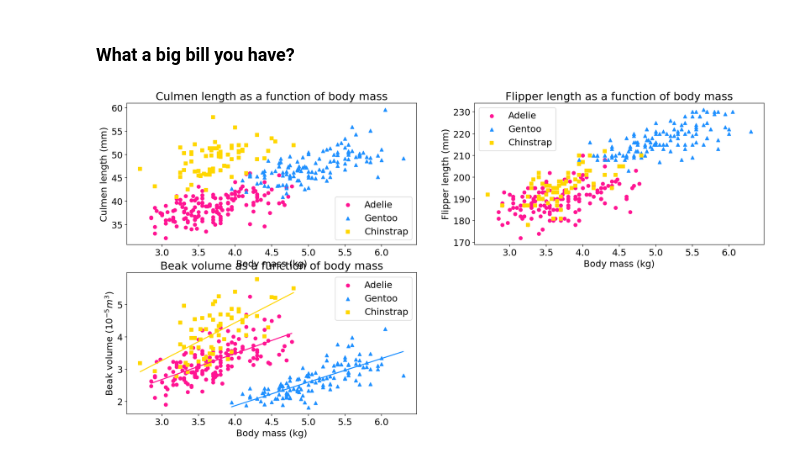
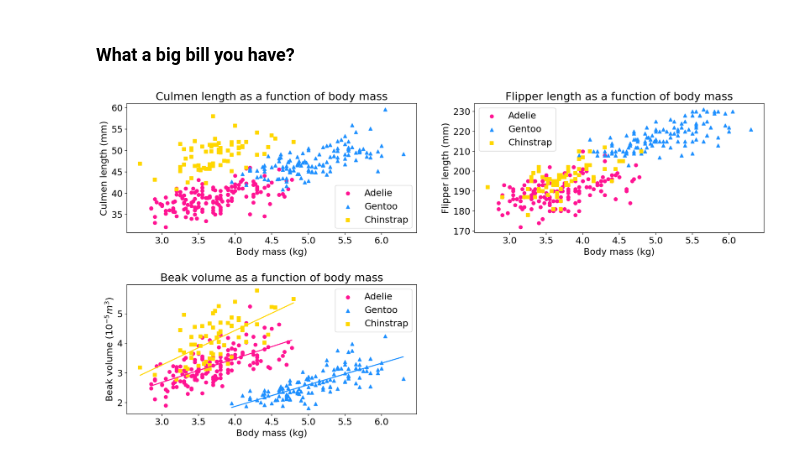
Before and after one commit to amavicpos/other-files, a Jupyter notebook: Scientific computing with Python/C5_notebook.ipynb, the cells around one changed output. Drawn from its saved outputs; the diff is of its cells as text; code cells hidden in the pictures.

Commit message:
Change spacing subplots

```diff
--- a/Scientific computing with Python/C5_notebook.ipynb
+++ b/Scientific computing with Python/C5_notebook.ipynb
@@ -529,6 +523,7 @@ err_slope_3 = np.sqrt(pcov[0][0])
 err_interc_3 = np.sqrt(pcov[1][1])
 # %%
 fig = plt.figure(figsize=(20,10))
+plt.subplots_adjust(hspace=0.4)
 ax = fig.add_subplot(2,2,1)
 ax.scatter(penguins_df['Body Mass (g)'].where(penguins_df['Species']=='Adelie Penguin (Pygoscelis adeliae)')*10**(-3), penguins_df['Culmen Length (mm)'].where(penguins_df['Species']=='Adelie Penguin (Pygoscelis adeliae)'), label='Adelie', color='DeepPink')
 ax.scatter(penguins_df['Body Mass (g)'].where(penguins_df['Species']=='Gentoo penguin (Pygoscelis papua)')*10**(-3), penguins_df['Culmen Length (mm)'].where(penguins_df['Species']=='Gentoo penguin (Pygoscelis papua)'), label='Gentoo', color='DodgerBlue', marker='^')
@@ -536,31 +531,31 @@ ax.scatter(penguins_df['Body Mass (g)'].where(penguins_df['Species']=='Chinstrap
 ax.set_ylabel('Culmen length (mm)')
 ax.set_xlabel('Body mass (kg)')
 ax.set_title('Culmen length as a function of body mass')
 ax.legend()
 
 ax = fig.add_subplot(2,2,2)
 ax.scatter(penguins_df['Body Mass (g)'].where(penguins_df['Species']=='Adelie Penguin (Pygoscelis adeliae)')*10**(-3), penguins_df['Flipper Length (mm)'].where(penguins_df['Species']=='Adelie Penguin (Pygoscelis adeliae)'), label='Adelie', color='DeepPink')
 ax.scatter(penguins_df['Body Mass (g)'].where(penguins_df['Species']=='Gentoo penguin (Pygoscelis papua)')*10**(-3), penguins_df['Flipper Length (mm)'].where(penguins_df['Species']=='Gentoo penguin (Pygoscelis papua)'), label='Gentoo', color='DodgerBlue', marker='^')
 ax.scatter(penguins_df['Body Mass (g)'].where(penguins_df['Species']=='Chinstrap penguin (Pygoscelis antarctica)')*10**(-3), penguins_df['Flipper Length (mm)'].where(penguins_df['Species']=='Chinstrap penguin (Pygoscelis antarctica)'), label='Chinstrap', color='gold', marker='s')
 ax.set_ylabel('Flipper length (mm)')
 ax.set_xlabel('Body mass (kg)')
 ax.set_title('Flipper length as a function of body mass')
 ax.legend()
 
 ax = fig.add_subplot(2,2,3)
 ax.scatter(penguins_df['Body Mass (g)'].where(penguins_df['Species']=='Adelie Penguin (Pygoscelis adeliae)')*10**(-3), penguins_df['Beak Volume (10^{-5} m^3)'].where(penguins_df['Species']=='Adelie Penguin (Pygoscelis adeliae)'), label='Adelie', color='DeepPink')
 ax.scatter(penguins_df['Body Mass (g)'].where(penguins_df['Species']=='Gentoo penguin (Pygoscelis papua)')*10**(-3), penguins_df['Beak Volume (10^{-5} m^3)'].where(penguins_df['Species']=='Gentoo penguin (Pygoscelis papua)'), label='Gentoo', color='DodgerBlue', marker='^')
 ax.scatter(penguins_df['Body Mass (g)'].where(penguins_df['Species']=='Chinstrap penguin (Pygoscelis antarctica)')*10**(-3), penguins_df['Beak Volume (10^{-5} m^3)'].where(penguins_df['Species']=='Chinstrap penguin (Pygoscelis antarctica)'), label='Chinstrap', color='gold', marker='s')
 ax.plot(penguins_df['Body Mass (g)'].where(penguins_df['Species']=='Adelie Penguin (Pygoscelis adeliae)')*10**(-3), \
     slope_1*penguins_df['Body Mass (g)'].where(penguins_df['Species']=='Adelie Penguin (Pygoscelis adeliae)')*10**(-3)+interc_1, color='DeepPink')
 ax.plot(penguins_df['Body Mass (g)'].where(penguins_df['Species']=='Gentoo penguin (Pygoscelis papua)')*10**(-3), \
     slope_2*penguins_df['Body Mass (g)'].where(penguins_df['Species']=='Gentoo penguin (Pygoscelis papua)')*10**(-3)+interc_2, color='DodgerBlue')
 ax.plot(penguins_df['Body Mass (g)'].where(penguins_df['Species']=='Chinstrap penguin (Pygoscelis antarctica)')*10**(-3), \
     slope_3*penguins_df['Body Mass (g)'].where(penguins_df['Species']=='Chinstrap penguin (Pygoscelis antarctica)')*10**(-3)+interc_3, color='gold')
 ax.set_ylabel('Beak volume ($10^{-5} m^3$)')
 ax.set_xlabel('Body mass (kg)')
 ax.set_title('Beak volume as a function of body mass')
 ax.legend()
 plt.show()
 # %% [output]
-[figure, old version]
+[figure, new version]
```
Also changed, not shown: parts of 6 cells of this notebook.
